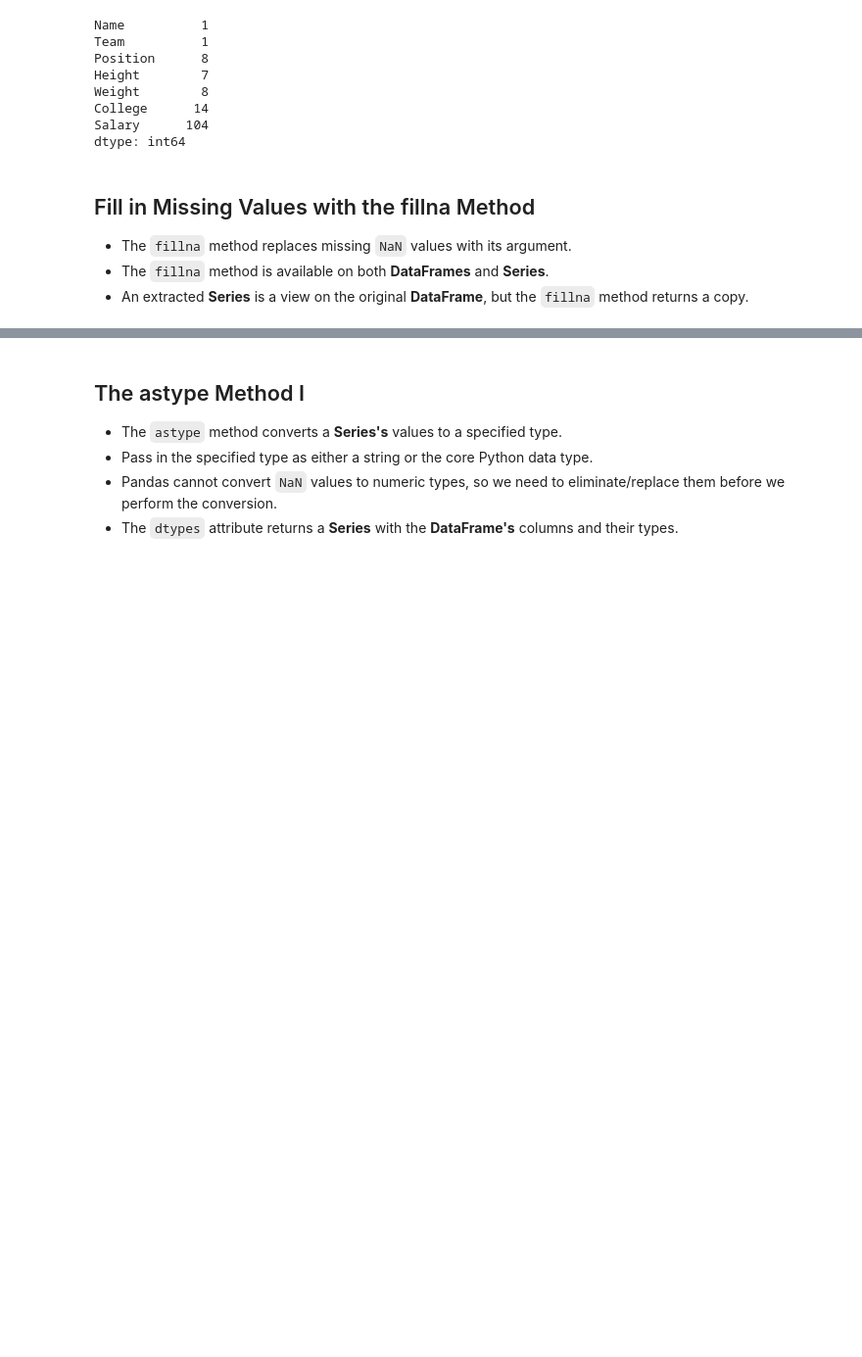
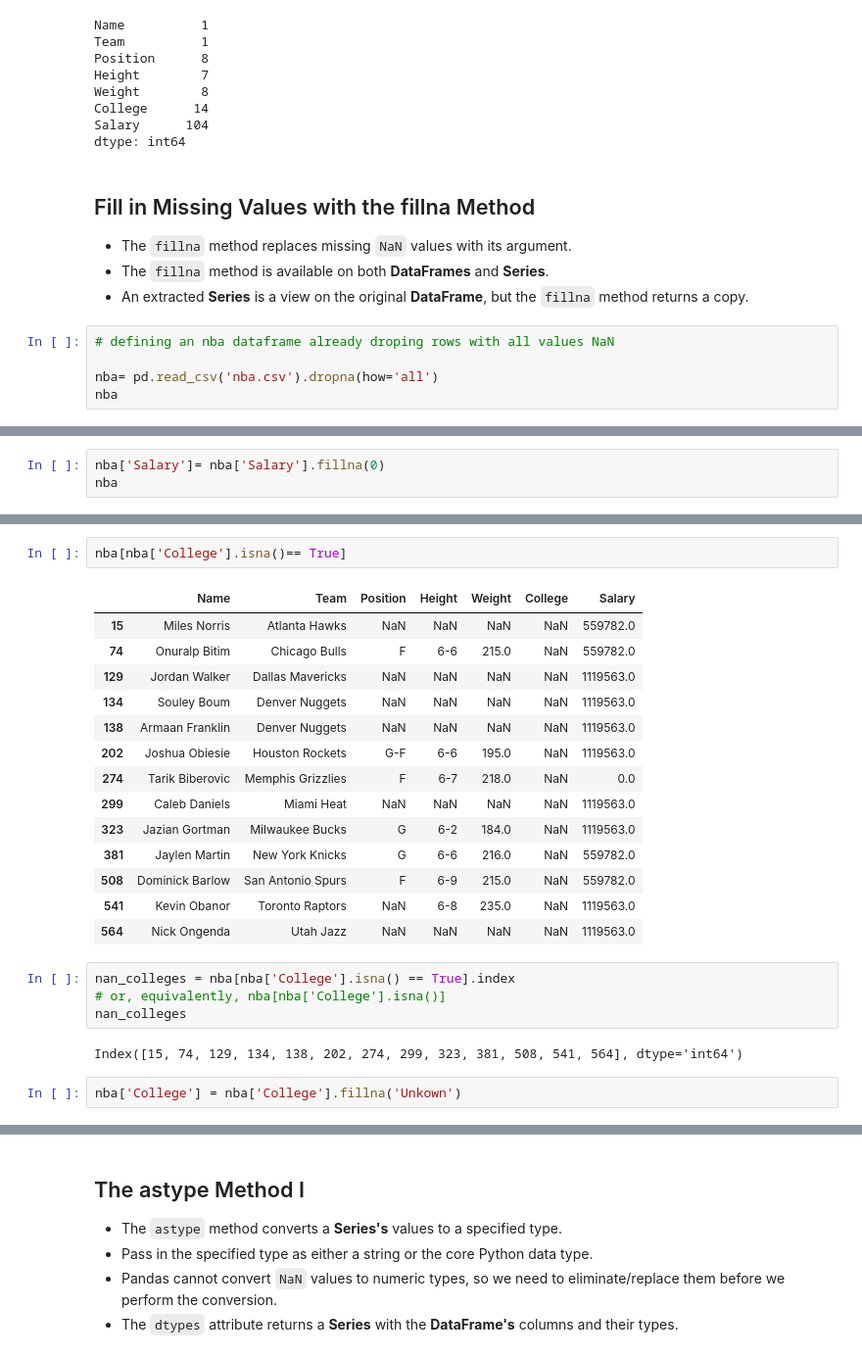
Before and after one commit to Lucas01iveira/Data-Engineering, a Jupyter notebook: Data Analysis with Pandas and Python/materials/pandas/Incomplete/04 - DataFrames I - Introduction.ipynb, the cells around one changed output, grey strips where cells are left out. Shown at 98% size. Cells and saved outputs as stored; diff of their text form; blank space fills up the shorter version.

Commit message:
Understanding the concepts of fillna method

```diff
--- a/Data Analysis with Pandas and Python/materials/pandas/Incomplete/04 - DataFrames I - Introduction.ipynb
+++ b/Data Analysis with Pandas and Python/materials/pandas/Incomplete/04 - DataFrames I - Introduction.ipynb
@@ -513,3 +513,8 @@ dtype: int64
 - The `fillna` method replaces missing `NaN` values with its argument.
 - The `fillna` method is available on both **DataFrames** and **Series**.
 - An extracted **Series** is a view on the original **DataFrame**, but the `fillna` method returns a copy.
+# %%
+# defining an nba dataframe already droping rows with all values NaN
+
+nba= pd.read_csv('nba.csv').dropna(how='all')
+nba
@@ -515,0 +555,3 @@ dtype: int64
+# %%
+nba['Salary']= nba['Salary'].fillna(0)
+nba
@@ -515,0 +572,25 @@ dtype: int64
+# %%
+nba[nba['College'].isna()== True]
+# %% [output]
+|  | Name | Team | Position | Height | Weight | College | Salary |
+| 15 | Miles Norris | Atlanta Hawks | NaN | NaN | NaN | NaN | 559782.0 |
+| 74 | Onuralp Bitim | Chicago Bulls | F | 6-6 | 215.0 | NaN | 559782.0 |
+| 129 | Jordan Walker | Dallas Mavericks | NaN | NaN | NaN | NaN | 1119563.0 |
+| 134 | Souley Boum | Denver Nuggets | NaN | NaN | NaN | NaN | 1119563.0 |
+| 138 | Armaan Franklin | Denver Nuggets | NaN | NaN | NaN | NaN | 1119563.0 |
+| 202 | Joshua Obiesie | Houston Rockets | G-F | 6-6 | 195.0 | NaN | 1119563.0 |
+| 274 | Tarik Biberovic | Memphis Grizzlies | F | 6-7 | 218.0 | NaN | 0.0 |
+| 299 | Caleb Daniels | Miami Heat | NaN | NaN | NaN | NaN | 1119563.0 |
+| 323 | Jazian Gortman | Milwaukee Bucks | G | 6-2 | 184.0 | NaN | 1119563.0 |
+| 381 | Jaylen Martin | New York Knicks | G | 6-6 | 216.0 | NaN | 559782.0 |
+| 508 | Dominick Barlow | San Antonio Spurs | F | 6-9 | 215.0 | NaN | 559782.0 |
+| 541 | Kevin Obanor | Toronto Raptors | NaN | 6-8 | 235.0 | NaN | 1119563.0 |
+| 564 | Nick Ongenda | Utah Jazz | NaN | NaN | NaN | NaN | 1119563.0 |
+# %%
+nan_colleges = nba[nba['College'].isna() == True].index
+# or, equivalently, nba[nba['College'].isna()]
+nan_colleges
+# %% [output]
+Index([15, 74, 129, 134, 138, 202, 274, 299, 323, 381, 508, 541, 564], dtype='int64')
+# %%
+nba['College'] = nba['College'].fillna('Unkown')
```
Also changed, not shown: parts of 6 cells of this notebook.
